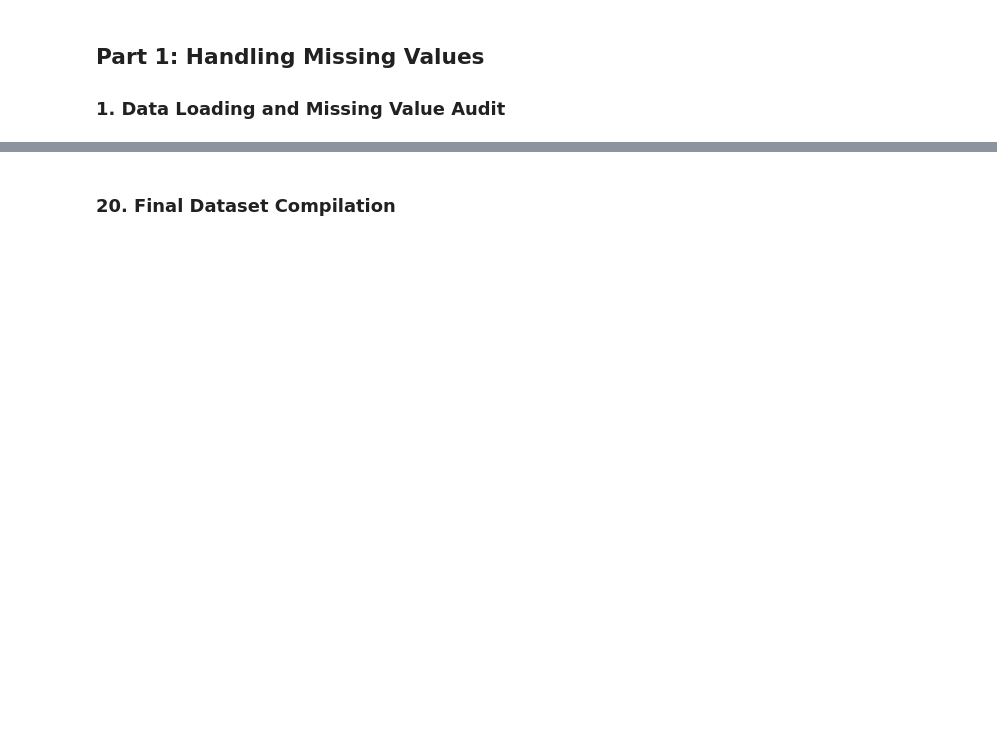
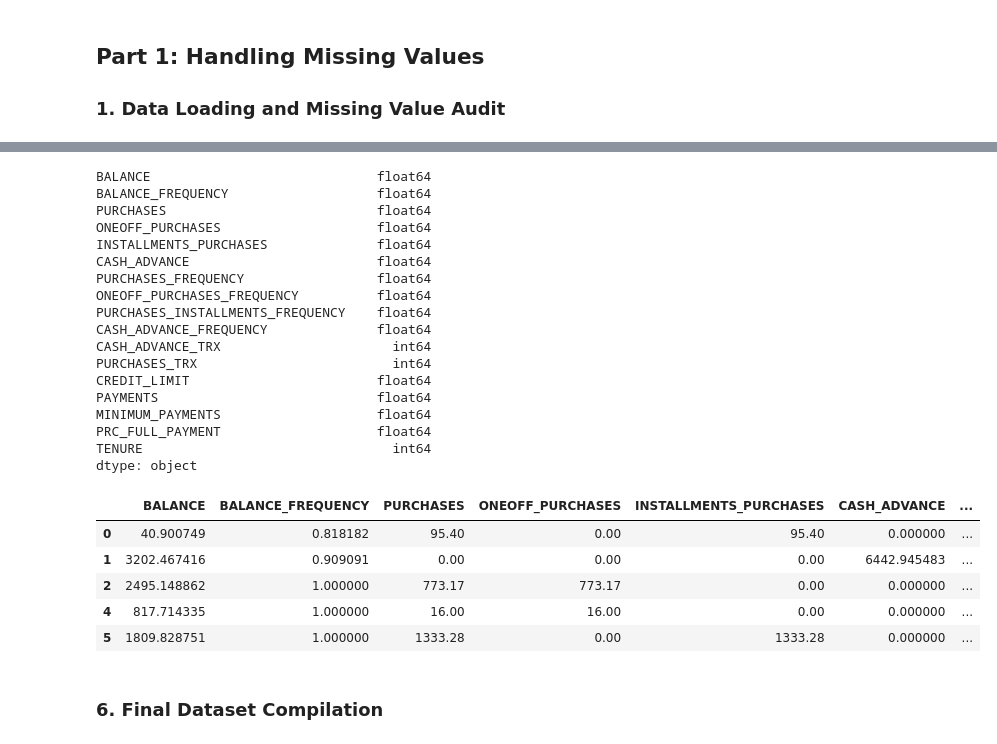
Before and after one commit to malik09-teach/ML-BASICS-PROJECTS-, a Jupyter notebook: feature engineering/missing val handling/detail missing cont.ipynb, the cells around one changed output, grey strips where cells are left out. Cells and saved outputs as stored; diff of their text form; code cells hidden in the pictures; blank space fills up the shorter version.

```diff
--- a/feature engineering/missing val handling/detail missing cont.ipynb
+++ b/feature engineering/missing val handling/detail missing cont.ipynb
@@ -174,9 +65,0 @@ df = pd.get_dummies(df, columns=['Payment_Method'], drop_first=True)
-# %%
-# Get value counts of job titles
-job_counts = df['Job_Title'].value_counts()
-
-# Identify titles that appear less than 5 times
-rare_jobs = job_counts[job_counts < 5].index
-
-# Replace rare titles with 'Other_Jobs'
-df['Job_Title'] = df['Job_Title'].replace(rare_jobs, 'Other_Jobs')
@@ -185,6 +65,0 @@ df['Job_Title'] = df['Job_Title'].replace(rare_jobs, 'Other_Jobs')
-# %%
-# Calculate frequencies
-city_frequencies = df['City_of_Residence'].value_counts()
-
-# Map the frequencies back to the dataframe
-df['City_of_Residence'] = df['City_of_Residence'].map(city_frequencies)
@@ -193,6 +65,0 @@ df['City_of_Residence'] = df['City_of_Residence'].map(city_frequencies)
-# %%
-# Calculate mean Total_Spent for each Region
-region_target_means = df.groupby('Region')['Total_Spent'].mean()
-
-# Replace Region text with the calculated target mean
-df['Region'] = df['Region'].map(region_target_means)
@@ -201,9 +65,0 @@ df['Region'] = df['Region'].map(region_target_means)
-# %%
-# Split by hyphen and grab the first element (index 0)
-df['Product_Category'] = df['Product_Code'].str.split('-').str[0]
-
-# One-hot encode the newly extracted category
-df = pd.get_dummies(df, columns=['Product_Category'], drop_first=True)
-
-# (Optional) Drop the original composite column
-df = df.drop(columns=['Product_Code'])
@@ -210,3 +70,32 @@ df = df.drop(columns=['Product_Code'])
+# %%
+if 'CUSTID' in df.columns:
+    df = df.drop(columns=['CUSTID'])
+    print("Dropped CUSTID column.")
+# %% [output]
+BALANCE                             float64
+BALANCE_FREQUENCY                   float64
+PURCHASES                           float64
+ONEOFF_PURCHASES                    float64
+INSTALLMENTS_PURCHASES              float64
+CASH_ADVANCE                        float64
+PURCHASES_FREQUENCY                 float64
+ONEOFF_PURCHASES_FREQUENCY          float64
+PURCHASES_INSTALLMENTS_FREQUENCY    float64
+CASH_ADVANCE_FREQUENCY              float64
+CASH_ADVANCE_TRX                      int64
+PURCHASES_TRX                         int64
+CREDIT_LIMIT                        float64
+PAYMENTS                            float64
+MINIMUM_PAYMENTS                    float64
+PRC_FULL_PAYMENT                    float64
+TENURE                                int64
+dtype: object
+|  | BALANCE | BALANCE_FREQUENCY | PURCHASES | ONEOFF_PURCHASES | INSTALLMENTS_PURCHASES | CASH_ADVANCE | ... |
+| 0 | 40.900749 | 0.818182 | 95.40 | 0.00 | 95.40 | 0.000000 | ... |
+| 1 | 3202.467416 | 0.909091 | 0.00 | 0.00 | 0.00 | 6442.945483 | ... |
+| 2 | 2495.148862 | 1.000000 | 773.17 | 773.17 | 0.00 | 0.000000 | ... |
+| 4 | 817.714335 | 1.000000 | 16.00 | 16.00 | 0.00 | 0.000000 | ... |
+| 5 | 1809.828751 | 1.000000 | 1333.28 | 0.00 | 1333.28 | 0.000000 | ... |
 # %% [markdown]
-### 20. Final Dataset Compilation
+### 6. Final Dataset Compilation
 # %%
```
Also changed, not shown: parts of 41 cells of this notebook, 1 other file.
